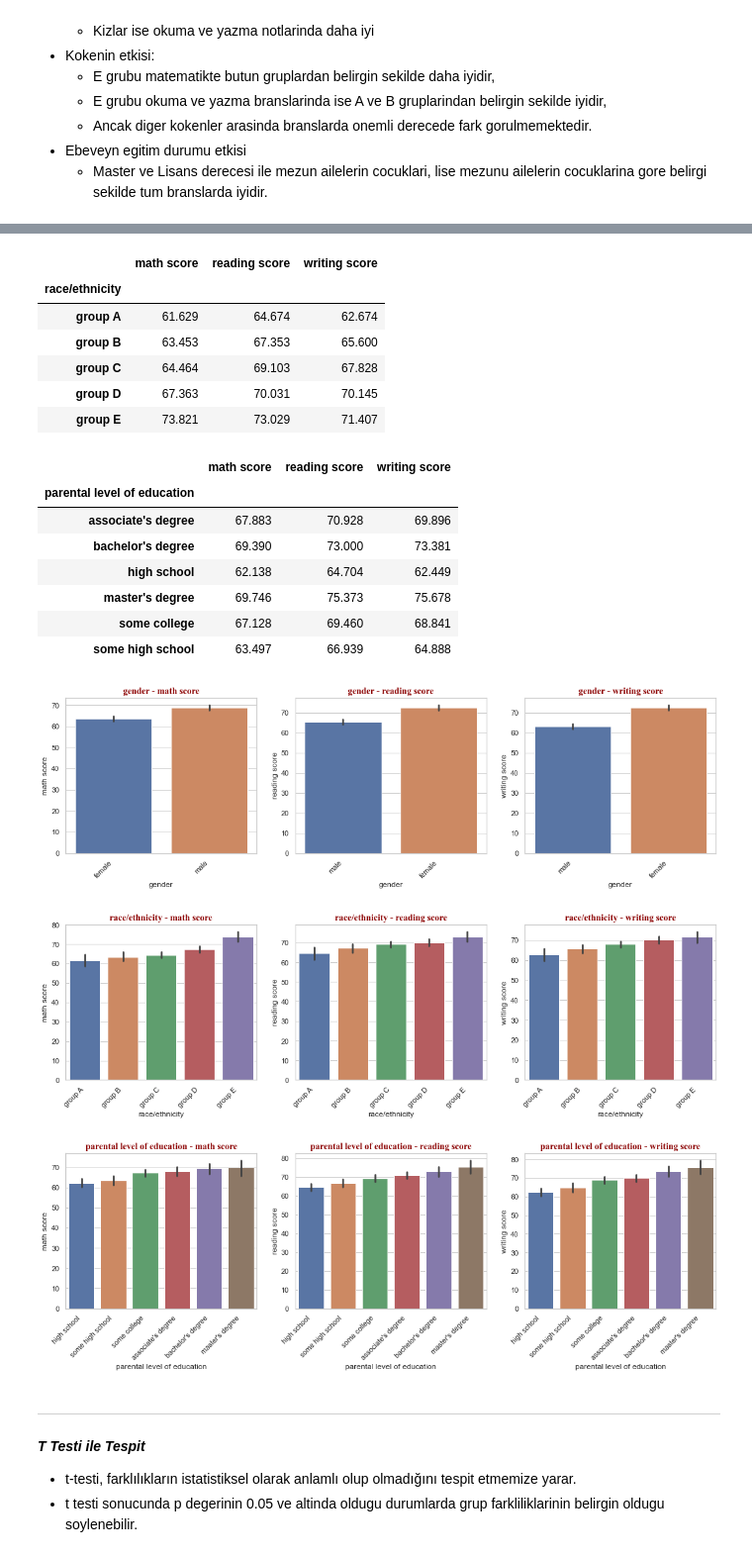
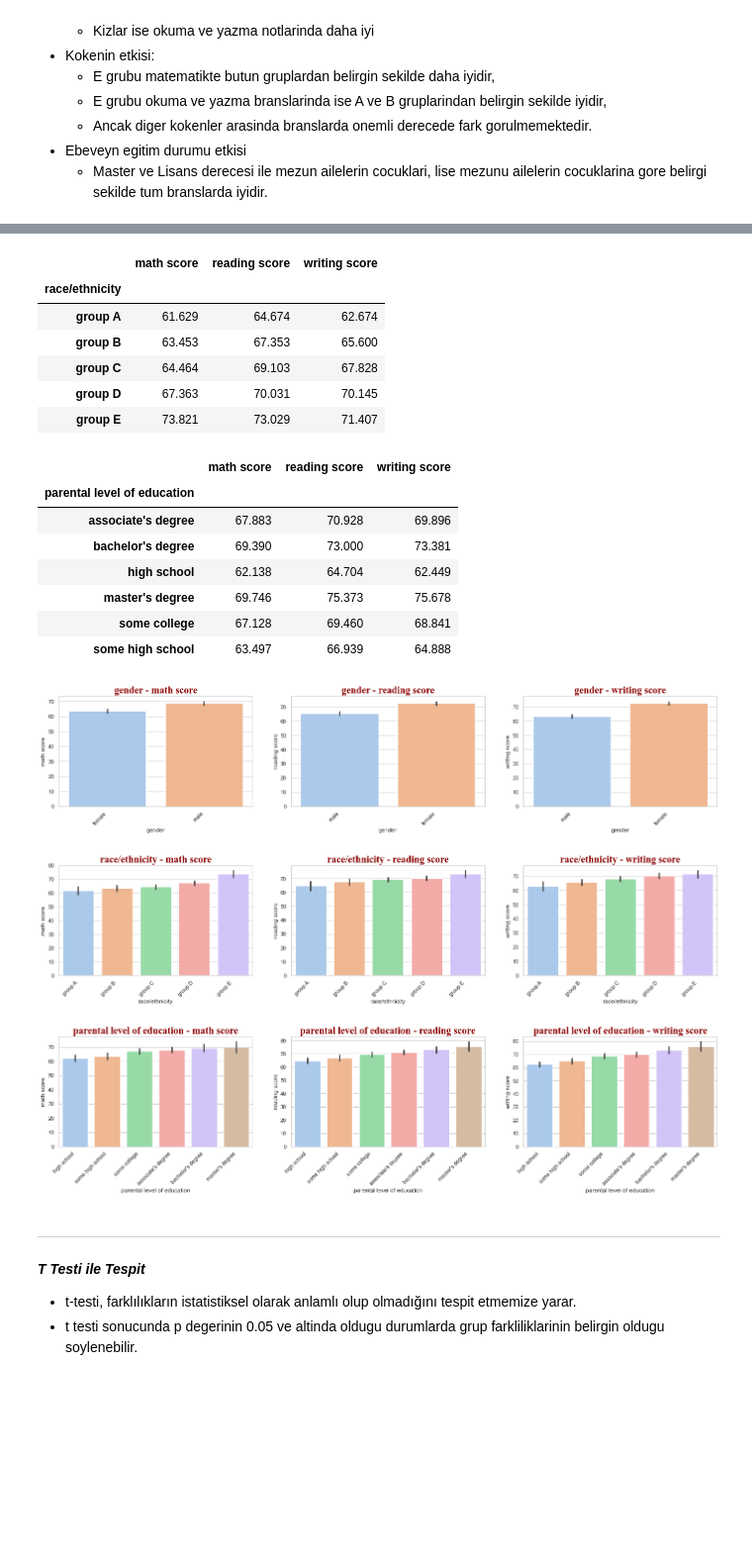
Before and after one commit to ahmetpergamum/datascience, a Jupyter notebook: 03_exploratory_analysis/assignment06mutivaranalysis.ipynb, the cells around one changed output, grey strips where cells are left out. Shown at 99% size. Drawn from its saved outputs; the diff is of its cells as text; code cells hidden in the pictures; blank space fills up the shorter version.

```diff
--- a/03_exploratory_analysis/assignment06mutivaranalysis.ipynb
+++ b/03_exploratory_analysis/assignment06mutivaranalysis.ipynb
@@ -40,8 +40,8 @@ pd.options.display.float_format = '{:.3f}'.format
 # to display more (100) columns in pandas display() method
 pd.set_option('display.max_columns', 100)
 # custom font defs
-title_font = {'family': 'times new roman', 'color': 'darkred','weight': 'bold','size': 14}
-axis_font  = {'family': 'times new roman', 'color': 'darkred','weight': 'bold','size': 10 }
+title_font = {'family': 'times new roman', 'color': 'darkred','weight': 'bold','size': 20}
+axis_font  = {'family': 'times new roman', 'color': 'darkred','weight': 'bold','size': 20 }
 
 df = pd.read_csv('StudentsPerformance.csv')
 
@@ -56,46 +56,46 @@ i = 1
 columns = ['math score', 'reading score', 'writing score']
 categories = ['gender', 'race/ethnicity', 'parental level of education']
 for category in categories :
-    plt.figure(figsize=(18,15))
+    plt.figure(figsize=(24,14))
     for column in columns :
         result = df.groupby([category])[column].aggregate(np.mean).reset_index().sort_values(column)
         plt.subplot(3,3,i)
-        sns.barplot(df[category], df[column], order = result[category])
+        sns.barplot(df[category], df[column], order = result[category], palette= 'pastel')
         plt.title(category + ' - ' + column, fontdict = title_font)
         plt.xticks(rotation=45, horizontalalignment='right', fontweight='light')
 
         i += 1
 
 plt.show()
 # %% [output]
 |  | gender | race/ethnicity | parental level of education | lunch | test preparation course | math score | ... |
 | 0 | female | group B | bachelor's degree | standard | none | 72 | ... |
 | 1 | female | group C | some college | standard | completed | 69 | ... |
 | 2 | female | group B | master's degree | standard | none | 90 | ... |
 | 3 | male | group A | associate's degree | free/reduced | none | 47 | ... |
 | 4 | male | group C | some college | standard | none | 76 | ... |
 |  | math score | reading score | writing score |
 | gender |  |  |  |
 | female | 63.633 | 72.608 | 72.467 |
 | male | 68.728 | 65.473 | 63.311 |
 |  | math score | reading score | writing score |
 | race/ethnicity |  |  |  |
 | group A | 61.629 | 64.674 | 62.674 |
 | group B | 63.453 | 67.353 | 65.600 |
 | group C | 64.464 | 69.103 | 67.828 |
 | group D | 67.363 | 70.031 | 70.145 |
 | group E | 73.821 | 73.029 | 71.407 |
 |  | math score | reading score | writing score |
 | parental level of education |  |  |  |
 | associate's degree | 67.883 | 70.928 | 69.896 |
 | bachelor's degree | 69.390 | 73.000 | 73.381 |
 | high school | 62.138 | 64.704 | 62.449 |
 | master's degree | 69.746 | 75.373 | 75.678 |
 | some college | 67.128 | 69.460 | 68.841 |
 | some high school | 63.497 | 66.939 | 64.888 |
-[figure, old version]
+[figure, new version]
-[figure, old version]
+[figure, new version]
-[figure, old version]
+[figure, new version]
 # %% [markdown]
 ---
 ***T Testi ile Tespit***
```
Also changed, not shown: parts of 3 cells of this notebook, 1 other file.
